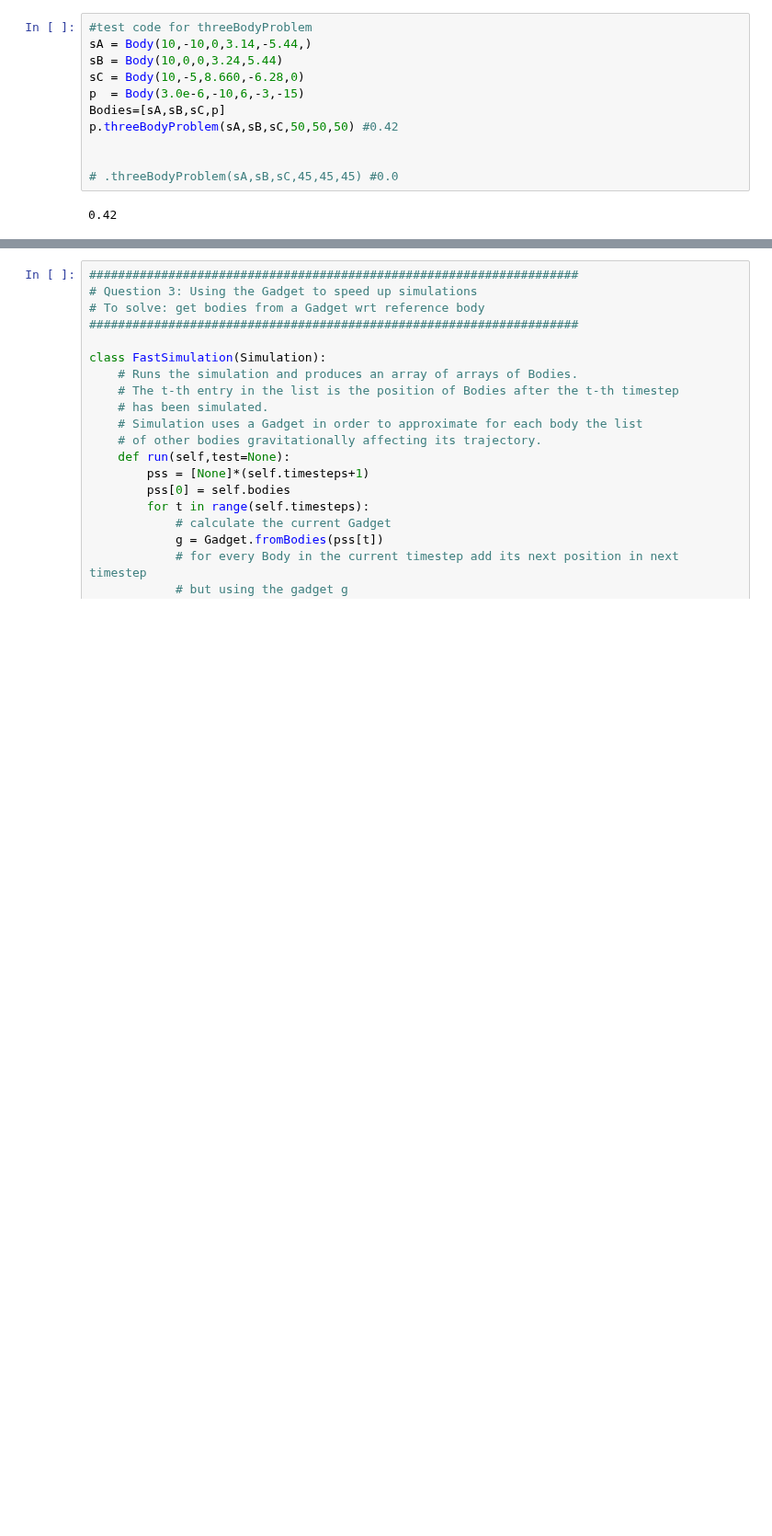
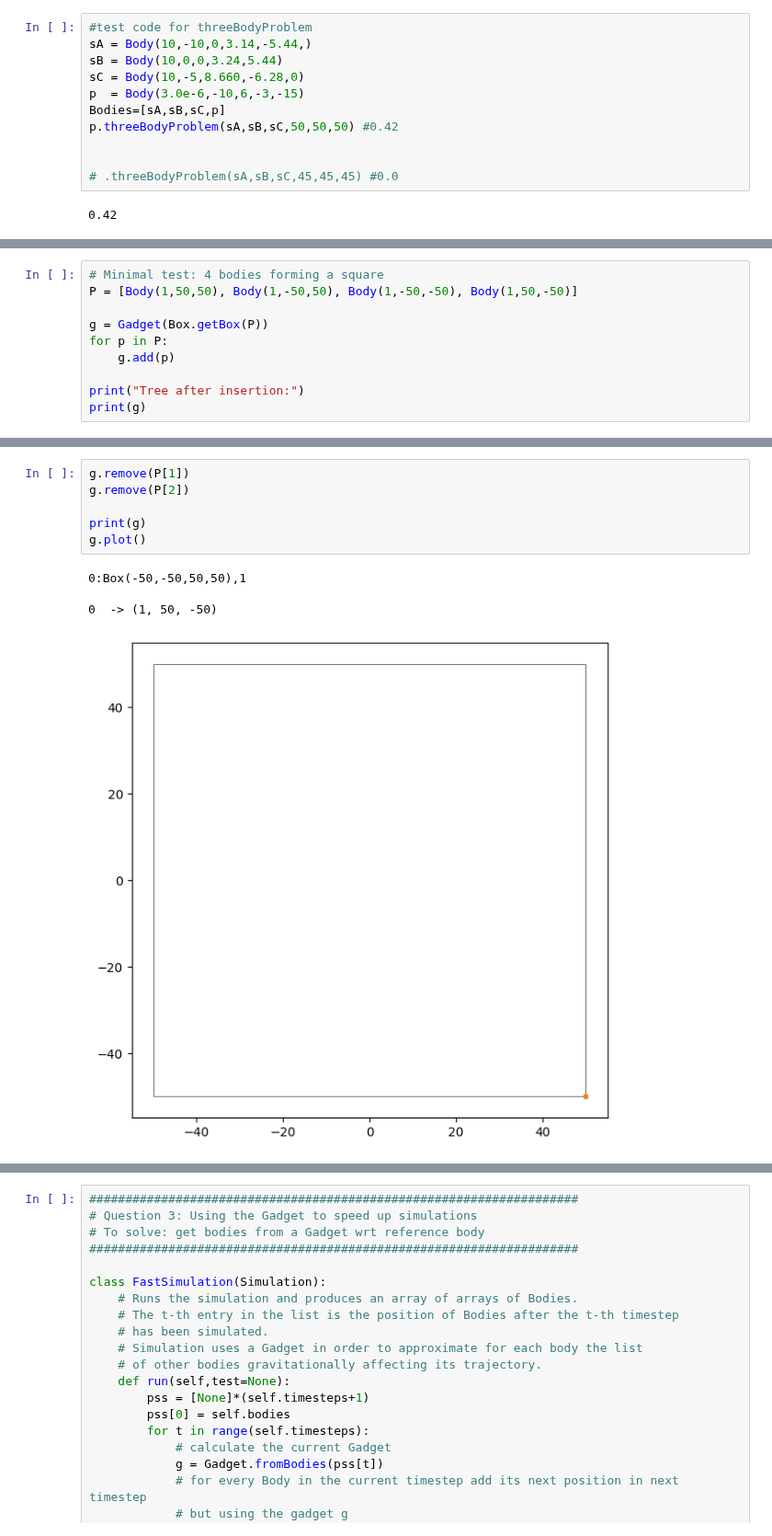
Before and after one commit to HarrisAffandii/ADS_group, a Jupyter notebook: nBodyProblem.ipynb, the cells around one changed output, grey strips where cells are left out. Shown at 92% size. Saved outputs shown, nothing was run; the diff lists cells and outputs as text; blank space fills up the shorter version.

```diff
--- a/nBodyProblem.ipynb
+++ b/nBodyProblem.ipynb
@@ -514,3 +576,13 @@ class Gadget:
         ax.set_aspect('equal', adjustable='box')
         plt.tight_layout()
         plt.show()
+# %%
+# Minimal test: 4 bodies forming a square
+P = [Body(1,50,50), Body(1,-50,50), Body(1,-50,-50), Body(1,50,-50)]
+
+g = Gadget(Box.getBox(P))
+for p in P:
+    g.add(p)
+
+print("Tree after insertion:")
+print(g)
@@ -516,0 +707,11 @@ class Gadget:
+# %%
+g.remove(P[1])
+g.remove(P[2])
+
+print(g)
+g.plot()
+# %% [output]
+0:Box(-50,-50,50,50),1
+
+0  -> (1, 50, -50)
+[figure, added]
```
Also changed, not shown: parts of 8 cells of this notebook.
